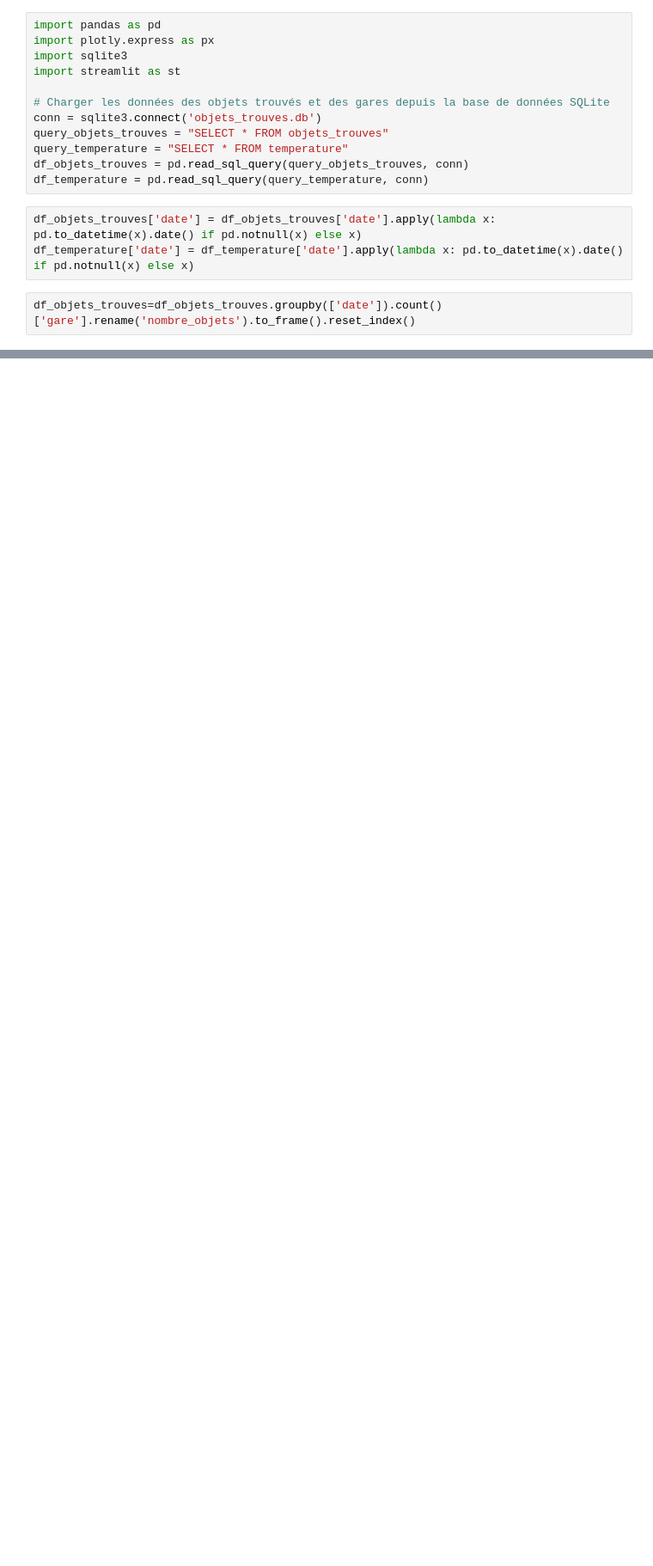
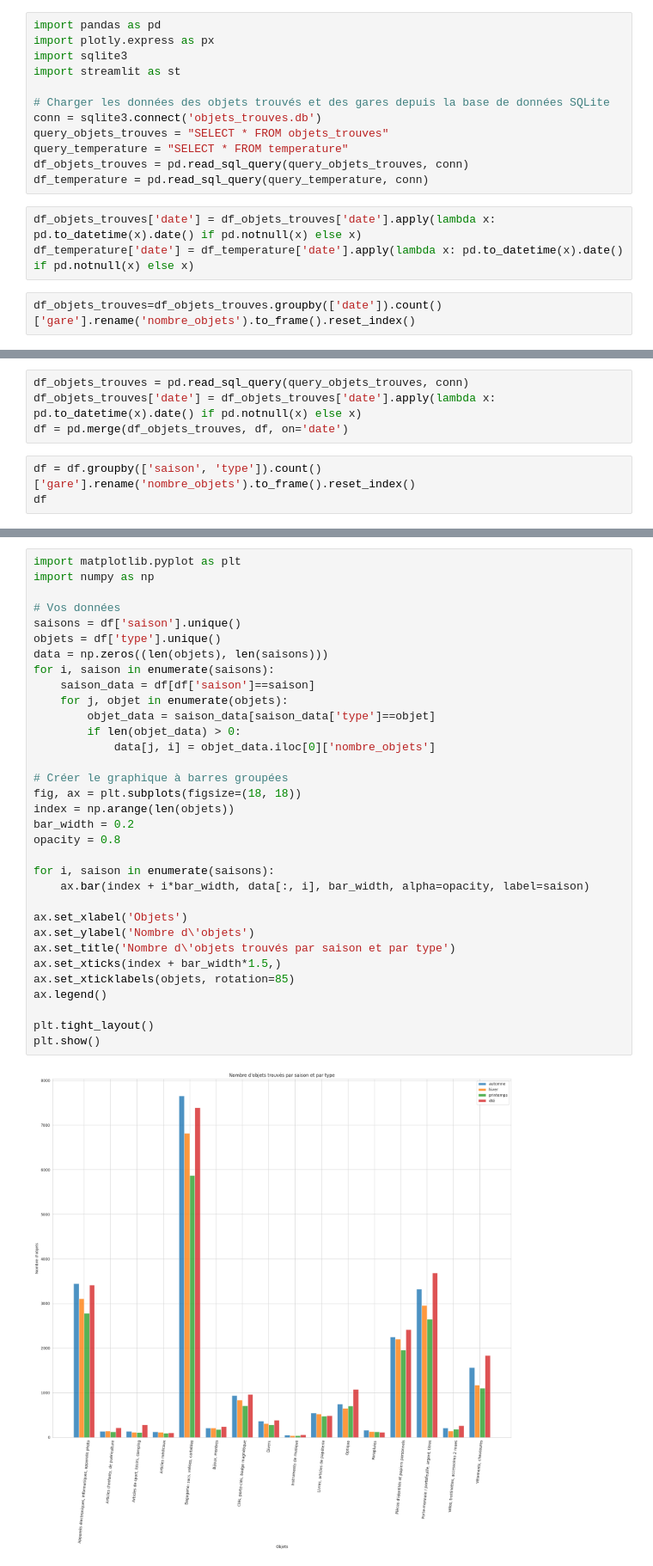
Before and after one commit to neevaiti/Lost_in_translation_SNCF, a Jupyter notebook: data_science.ipynb, the cells around one changed output, grey strips where cells are left out. Shown at 86% size. Cells and saved outputs as stored; diff of their text form; blank space fills up the shorter version.

```diff
--- a/data_science.ipynb
+++ b/data_science.ipynb
@@ -40,0 +112,7 @@ fig.show()
+# %%
+df_objets_trouves = pd.read_sql_query(query_objets_trouves, conn)
+df_objets_trouves['date'] = df_objets_trouves['date'].apply(lambda x: pd.to_datetime(x).date() if pd.notnull(x) else x)
+df = pd.merge(df_objets_trouves, df, on='date')
+# %%
+df = df.groupby(['saison', 'type']).count()['gare'].rename('nombre_objets').to_frame().reset_index()
+df
@@ -40,0 +133,35 @@ fig.show()
+# %%
+import matplotlib.pyplot as plt
+import numpy as np
+
+# Vos données
+saisons = df['saison'].unique()
+objets = df['type'].unique()
+data = np.zeros((len(objets), len(saisons)))
+for i, saison in enumerate(saisons):
+    saison_data = df[df['saison']==saison]
+    for j, objet in enumerate(objets):
+        objet_data = saison_data[saison_data['type']==objet]
+        if len(objet_data) > 0:
+            data[j, i] = objet_data.iloc[0]['nombre_objets']
+
+# Créer le graphique à barres groupées
+fig, ax = plt.subplots(figsize=(18, 18))
+index = np.arange(len(objets))
+bar_width = 0.2
+opacity = 0.8
+
+for i, saison in enumerate(saisons):
+    ax.bar(index + i*bar_width, data[:, i], bar_width, alpha=opacity, label=saison)
+
+ax.set_xlabel('Objets')
+ax.set_ylabel('Nombre d\'objets')
+ax.set_title('Nombre d\'objets trouvés par saison et par type')
+ax.set_xticks(index + bar_width*1.5,)
+ax.set_xticklabels(objets, rotation=85)
+ax.legend()
+
+plt.tight_layout()
+plt.show()
+# %% [output]
+[figure, added]
```
Also changed, not shown: parts of 15 cells of this notebook, 2 other files.
